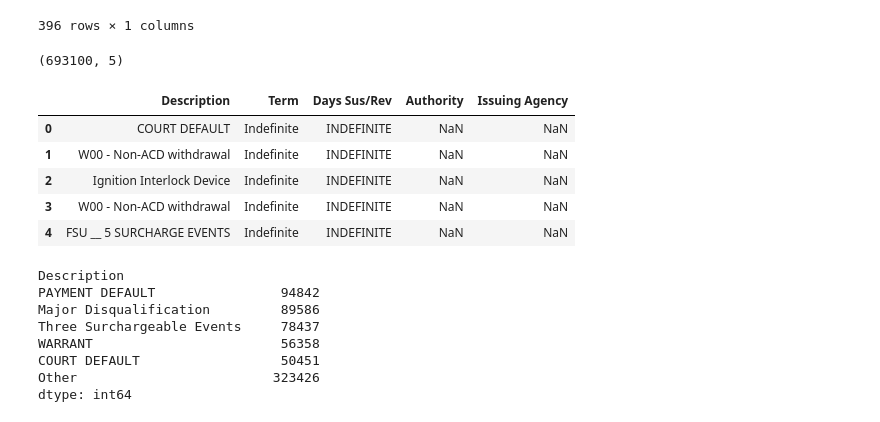
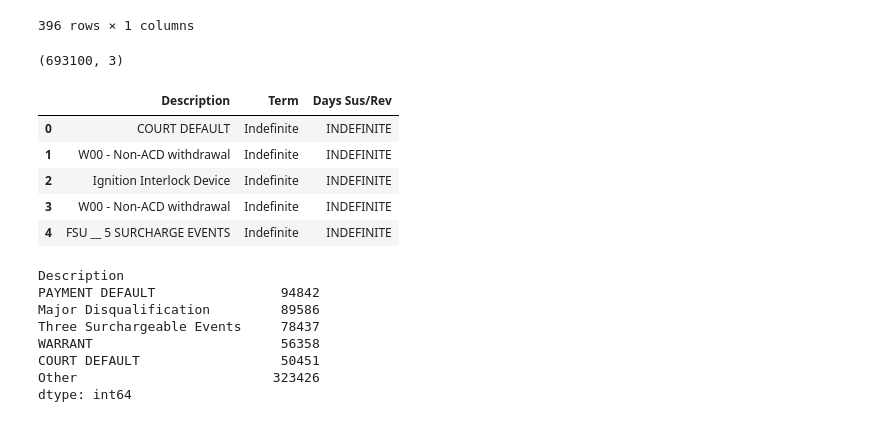
Before and after one commit to BU-Spark/ds4g-livable-streets-debt, a Jupyter notebook: analysis/discovery.ipynb, the cells around one changed output. Saved outputs shown, nothing was run; the diff lists cells and outputs as text; code cells hidden in the pictures.

```diff
--- a/analysis/discovery.ipynb
+++ b/analysis/discovery.ipynb
@@ -120,18 +129,19 @@ pd.DataFrame(sus_by_year)
 # %%
 # pyright: reportArgumentType=false
 
 cur_suspended_path = pathlib.Path.cwd().parent.joinpath('data', r'Currently_Suspended_information_Part_3_as_of_12082_022 (1).xlsx')
 cur_suspended = pd.read_excel(cur_suspended_path, engine='calamine')
+cur_suspended.drop(columns=['Authority', 'Issuing Agency'], inplace=True)
 print(cur_suspended.shape)
 cur_suspended.head()
 # %% [output]
-(693100, 5)
+(693100, 3)
-|  | Description | Term | Days Sus/Rev | Authority | Issuing Agency |
-| 0 | COURT DEFAULT | Indefinite | INDEFINITE | NaN | NaN |
-| 1 | W00 - Non-ACD withdrawal | Indefinite | INDEFINITE | NaN | NaN |
-| 2 | Ignition Interlock Device | Indefinite | INDEFINITE | NaN | NaN |
-| 3 | W00 - Non-ACD withdrawal | Indefinite | INDEFINITE | NaN | NaN |
-| 4 | FSU __ 5 SURCHARGE EVENTS | Indefinite | INDEFINITE | NaN | NaN |
+|  | Description | Term | Days Sus/Rev |
+| 0 | COURT DEFAULT | Indefinite | INDEFINITE |
+| 1 | W00 - Non-ACD withdrawal | Indefinite | INDEFINITE |
+| 2 | Ignition Interlock Device | Indefinite | INDEFINITE |
+| 3 | W00 - Non-ACD withdrawal | Indefinite | INDEFINITE |
+| 4 | FSU __ 5 SURCHARGE EVENTS | Indefinite | INDEFINITE |
 # %%
 # pyright: reportCallIssue=false
 
```
Also changed, not shown: parts of 42 cells of this notebook, 2 other files.
